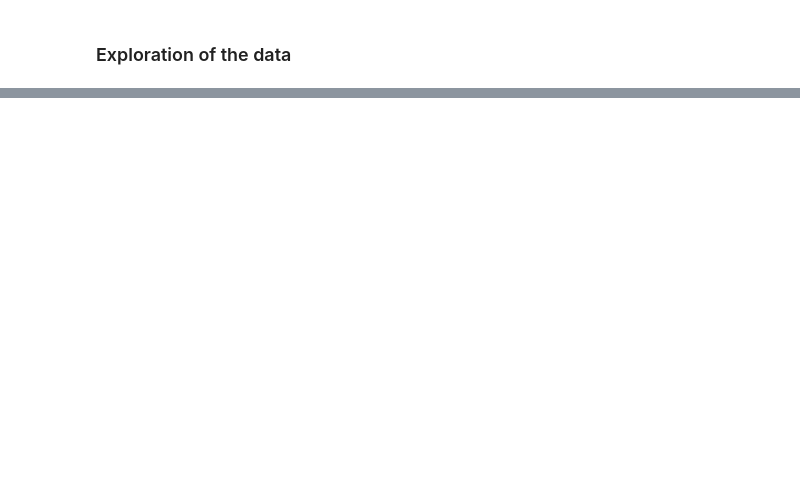
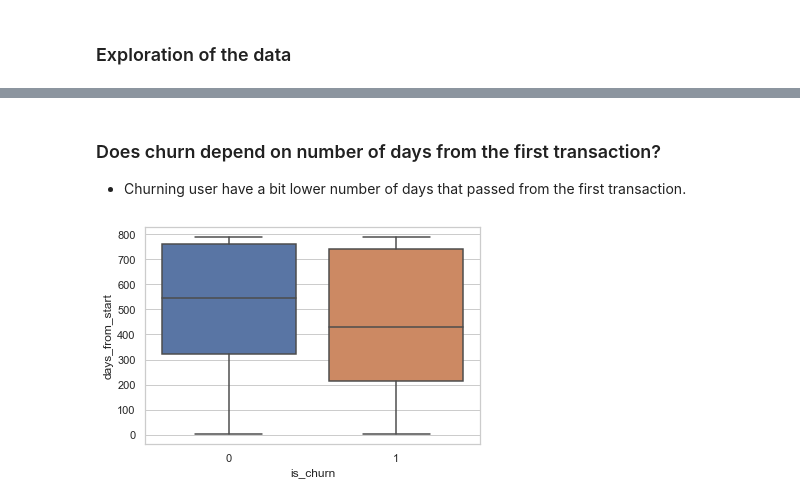
Before and after one commit to Olks/churn_prediction, a Jupyter notebook: churn_prediction.ipynb, the cells around one changed output, grey strips where cells are left out. Cells and saved outputs as stored; diff of their text form; code cells hidden in the pictures; blank space fills up the shorter version.

```diff
--- a/churn_prediction.ipynb
+++ b/churn_prediction.ipynb
@@ -318,0 +134,34 @@ submission_int = xgb_model.predict(test_with_features[features])
+# %%
+def calculate_transactional_features(transactions_table, cutoff_day):
+
+    # find the fist transaction per user and number of calncelations per user
+    users_transactions_features = transactions_table.groupby("msno").agg({"transaction_date": ["min", "count"],
+                                                                           "is_cancel": "sum"})
+
+    # flatten columns' names
+    users_transactions_features.columns = [a + "_" + b for a,b in users_transactions_features.columns]
+
+    # change date format from int to pandas datetime
+    users_transactions_features["first_transaction"] = pd.to_datetime(users_transactions_features.transaction_date_min,
+                                                                  format='%Y%m%d')
+
+    # set cutoff day
+    train_cutoff_day = pd.to_datetime(cutoff_day, format='%Y%m%d')
+
+    # calculate number of days passed from the first user transaction
+    users_transactions_features["days_from_start"] = (train_cutoff_day - users_transactions_features["first_transaction"]).dt.days
+
+    # change columns names
+    columns_names_mapping = {
+                            "transaction_date_count": "transactions_num",
+                            "is_cancel_sum": "cancelations_num"
+                            }
+
+    return users_transactions_features.rename(columns=columns_names_mapping).reset_index()
+# %%
+train_transactional_features = calculate_transactional_features(transactions, '20170301')
+train_last_subsciption_features = calculate_last_subsciption_features(transactions)
+# %%
+# train or train_v2? With train_v2 results of prediction are much worse so it has to be "train".
+train_with_features = train.merge(train_transactional_features, on="msno")
+train_with_features = train_with_features.merge(train_last_subsciption_features, on="msno")
@@ -318,0 +191,3 @@ submission_int = xgb_model.predict(test_with_features[features])
+# %%
+train_with_features_deduplicated = train_with_features.sort_values(["msno", "transaction_date", "is_cancel"],
+                                                                   ascending=True).drop_duplicates(["msno", "transaction_date"])
@@ -318,0 +245,7 @@ submission_int = xgb_model.predict(test_with_features[features])
+# %% [markdown]
+### Does churn depend on number of days from the first transaction?
+- Churning user have a bit lower number of days that passed from the first transaction.
+# %%
+ax = sns.boxplot(x="is_churn", y="days_from_start", data=train_with_features_deduplicated)
+# %% [output]
+[figure, added]
```
Also changed, not shown: parts of 93 cells of this notebook, 1 other file.
